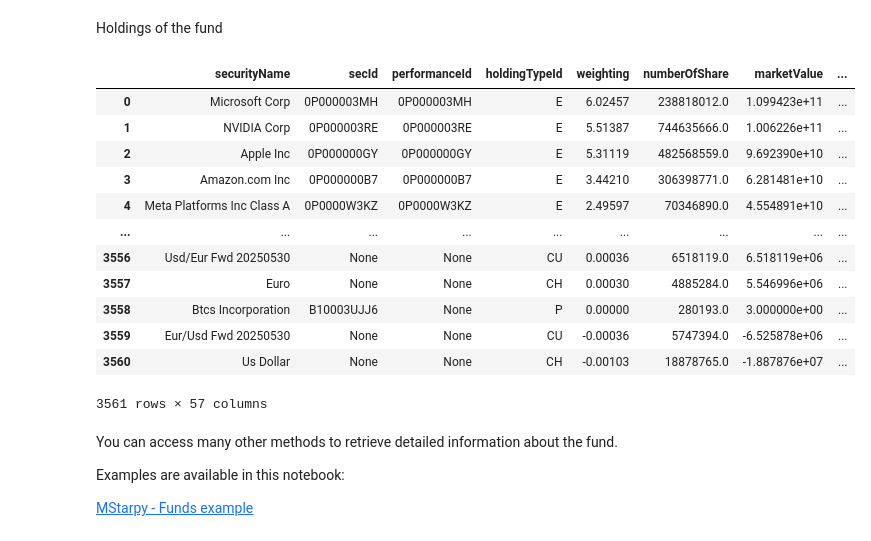
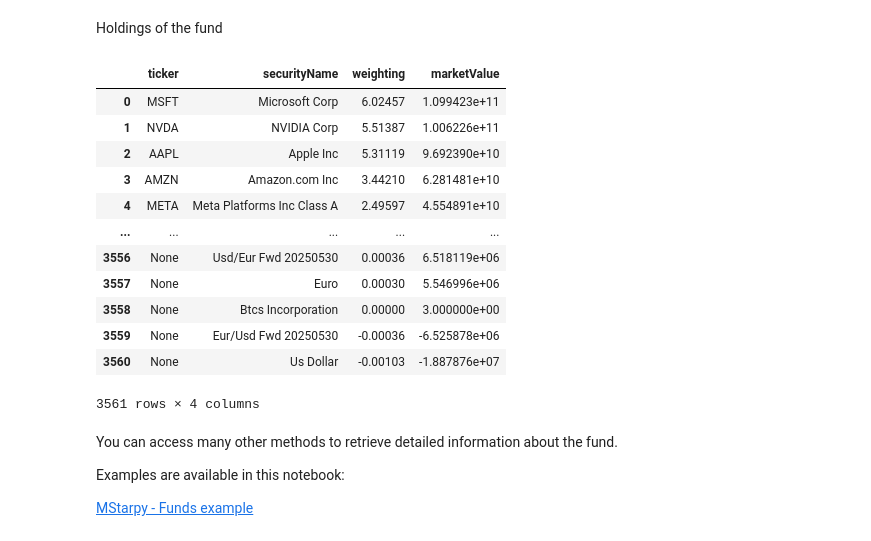
Before and after one commit to Mael-J/mstarpy, a Jupyter notebook: examples/MStarpy - Quick start.ipynb, the cells around one changed output. Saved outputs shown, nothing was run; the diff lists cells and outputs as text; code cells hidden in the pictures.

```diff
--- a/examples/MStarpy - Quick start.ipynb
+++ b/examples/MStarpy - Quick start.ipynb
@@ -50,21 +35,21 @@ funds.nav(start_date,end_date)
 # %% [markdown]
 Holdings of the fund
 # %%
-funds.holdings()
+funds.holdings()[["ticker", "securityName", "weighting", "marketValue"]]
 # %% [output]
-|  | securityName | secId | performanceId | holdingTypeId | weighting | numberOfShare | marketValue | ... |
-| 0 | Microsoft Corp | 0P000003MH | 0P000003MH | E | 6.02457 | 238818012.0 | 1.099423e+11 | ... |
-| 1 | NVIDIA Corp | 0P000003RE | 0P000003RE | E | 5.51387 | 744635666.0 | 1.006226e+11 | ... |
-| 2 | Apple Inc | 0P000000GY | 0P000000GY | E | 5.31119 | 482568559.0 | 9.692390e+10 | ... |
-| 3 | Amazon.com Inc | 0P000000B7 | 0P000000B7 | E | 3.44210 | 306398771.0 | 6.281481e+10 | ... |
-| 4 | Meta Platforms Inc Class A | 0P0000W3KZ | 0P0000W3KZ | E | 2.49597 | 70346890.0 | 4.554891e+10 | ... |
-| ... | ... | ... | ... | ... | ... | ... | ... | ... |
-| 3556 | Usd/Eur Fwd 20250530 | None | None | CU | 0.00036 | 6518119.0 | 6.518119e+06 | ... |
-| 3557 | Euro | None | None | CH | 0.00030 | 4885284.0 | 5.546996e+06 | ... |
-| 3558 | Btcs Incorporation | B10003UJJ6 | None | P | 0.00000 | 280193.0 | 3.000000e+00 | ... |
-| 3559 | Eur/Usd Fwd 20250530 | None | None | CU | -0.00036 | 5747394.0 | -6.525878e+06 | ... |
-| 3560 | Us Dollar | None | None | CH | -0.00103 | 18878765.0 | -1.887876e+07 | ... |
+|  | ticker | securityName | weighting | marketValue |
+| 0 | MSFT | Microsoft Corp | 6.02457 | 1.099423e+11 |
+| 1 | NVDA | NVIDIA Corp | 5.51387 | 1.006226e+11 |
+| 2 | AAPL | Apple Inc | 5.31119 | 9.692390e+10 |
+| 3 | AMZN | Amazon.com Inc | 3.44210 | 6.281481e+10 |
+| 4 | META | Meta Platforms Inc Class A | 2.49597 | 4.554891e+10 |
+| ... | ... | ... | ... | ... |
+| 3556 | None | Usd/Eur Fwd 20250530 | 0.00036 | 6.518119e+06 |
+| 3557 | None | Euro | 0.00030 | 5.546996e+06 |
+| 3558 | None | Btcs Incorporation | 0.00000 | 3.000000e+00 |
+| 3559 | None | Eur/Usd Fwd 20250530 | -0.00036 | -6.525878e+06 |
+| 3560 | None | Us Dollar | -0.00103 | -1.887876e+07 |
-3561 rows × 57 columns
+3561 rows × 4 columns
 # %% [markdown]
 You can access many other methods to retrieve detailed information about the fund.
 
```
Also changed, not shown: parts of 5 cells of this notebook, 1 other file.
